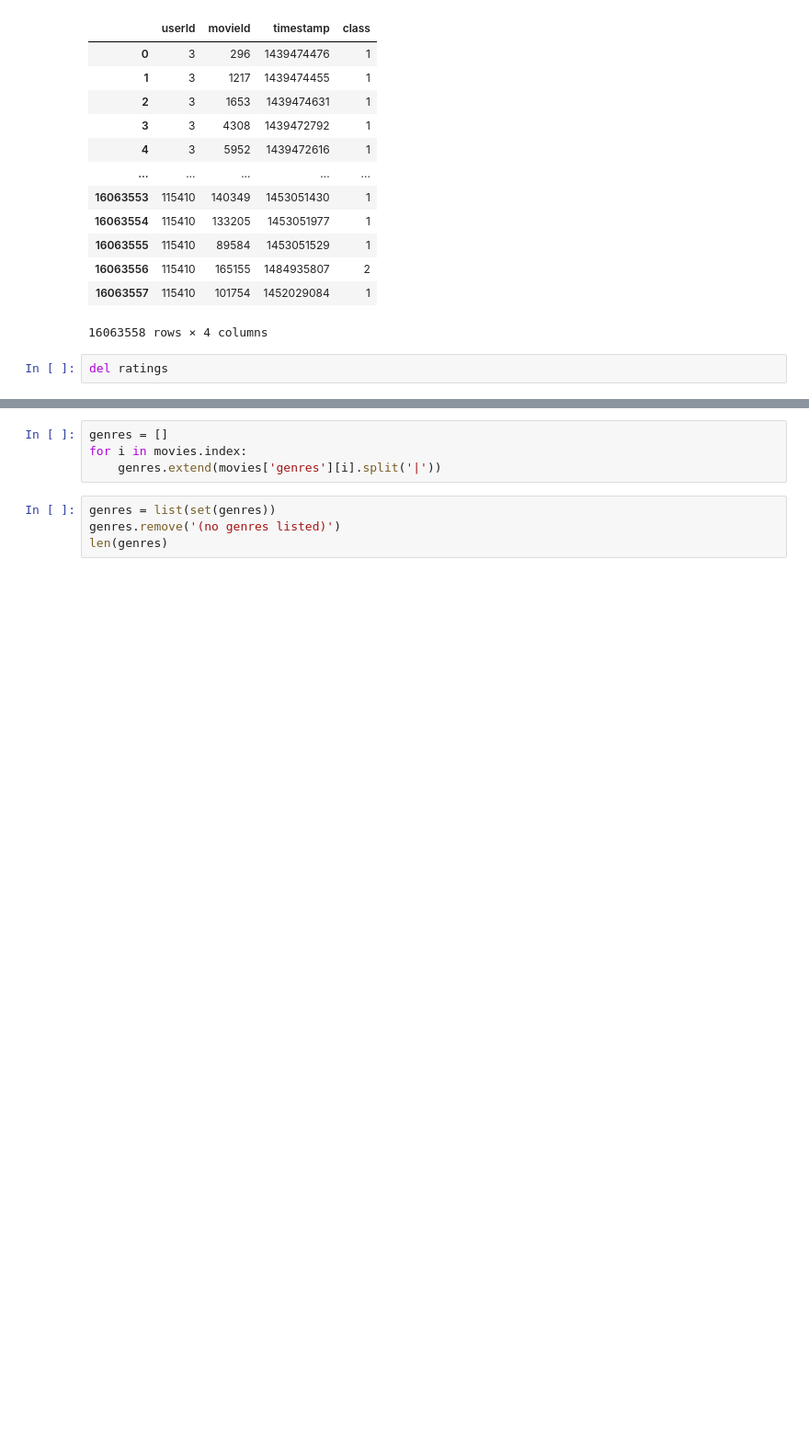
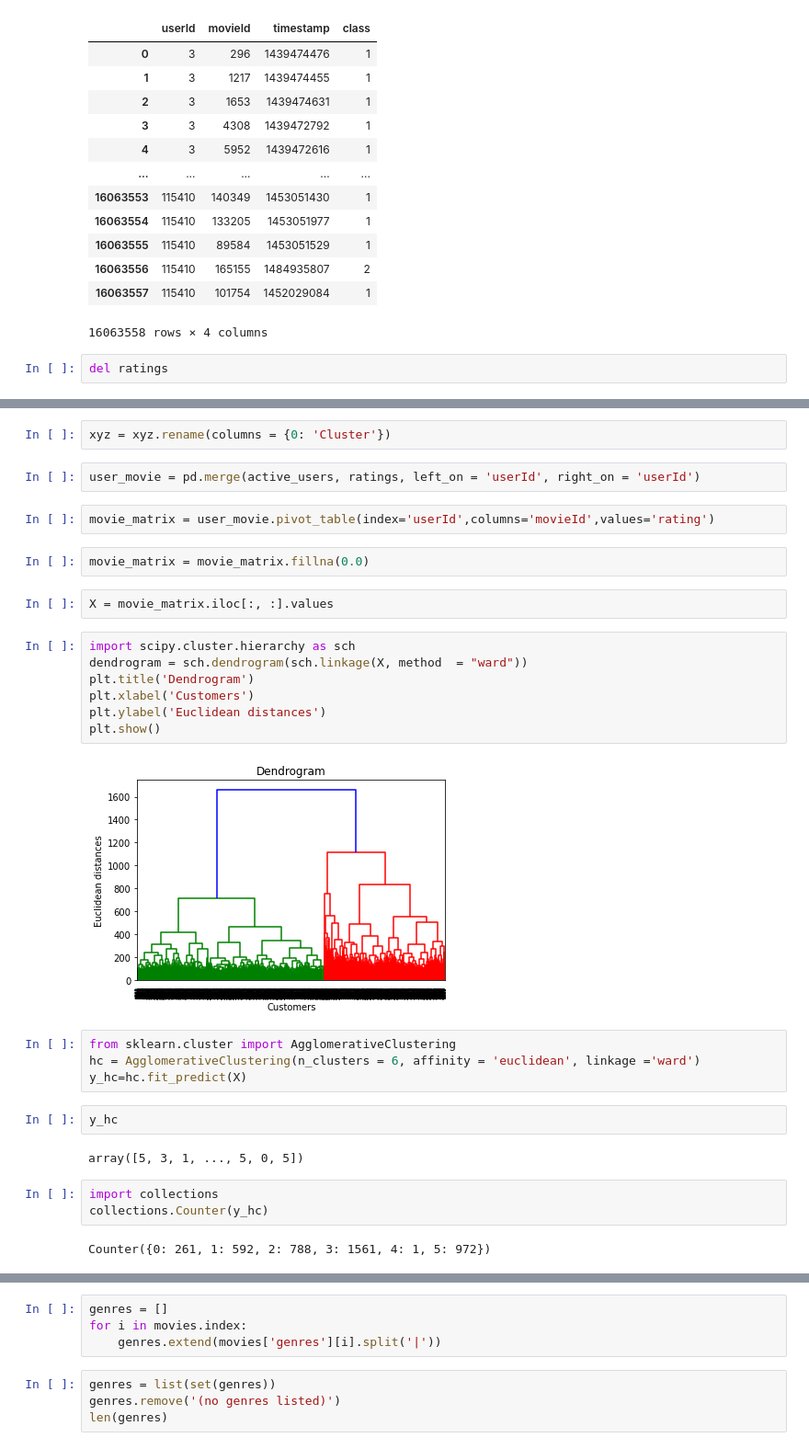
Before and after one commit to Sibu08/movierecommendation, a Jupyter notebook: MovieLens25M.ipynb, the cells around one changed output, grey strips where cells are left out. Shown at 92% size. Saved outputs shown, nothing was run; the diff lists cells and outputs as text; blank space fills up the shorter version.

```diff
--- a/MovieLens25M.ipynb
+++ b/MovieLens25M.ipynb
@@ -182,0 +239,32 @@ Name: movieId, Length: 37023, dtype: int64
+# %%
+xyz = xyz.rename(columns = {0: 'Cluster'})
+# %%
+user_movie = pd.merge(active_users, ratings, left_on = 'userId', right_on = 'userId')
+# %%
+movie_matrix = user_movie.pivot_table(index='userId',columns='movieId',values='rating')
+# %%
+movie_matrix = movie_matrix.fillna(0.0)
+# %%
+X = movie_matrix.iloc[:, :].values
+# %%
+import scipy.cluster.hierarchy as sch
+dendrogram = sch.dendrogram(sch.linkage(X, method  = "ward"))
+plt.title('Dendrogram')
+plt.xlabel('Customers')
+plt.ylabel('Euclidean distances')
+plt.show()
+# %% [output]
+[figure, added]
+# %%
+from sklearn.cluster import AgglomerativeClustering
+hc = AgglomerativeClustering(n_clusters = 6, affinity = 'euclidean', linkage ='ward')
+y_hc=hc.fit_predict(X)
+# %%
+y_hc
+# %% [output]
+array([5, 3, 1, ..., 5, 0, 5])
+# %%
+import collections
+collections.Counter(y_hc)
+# %% [output]
+Counter({0: 261, 1: 592, 2: 788, 3: 1561, 4: 1, 5: 972})
```
Also changed, not shown: parts of 71 cells of this notebook.
